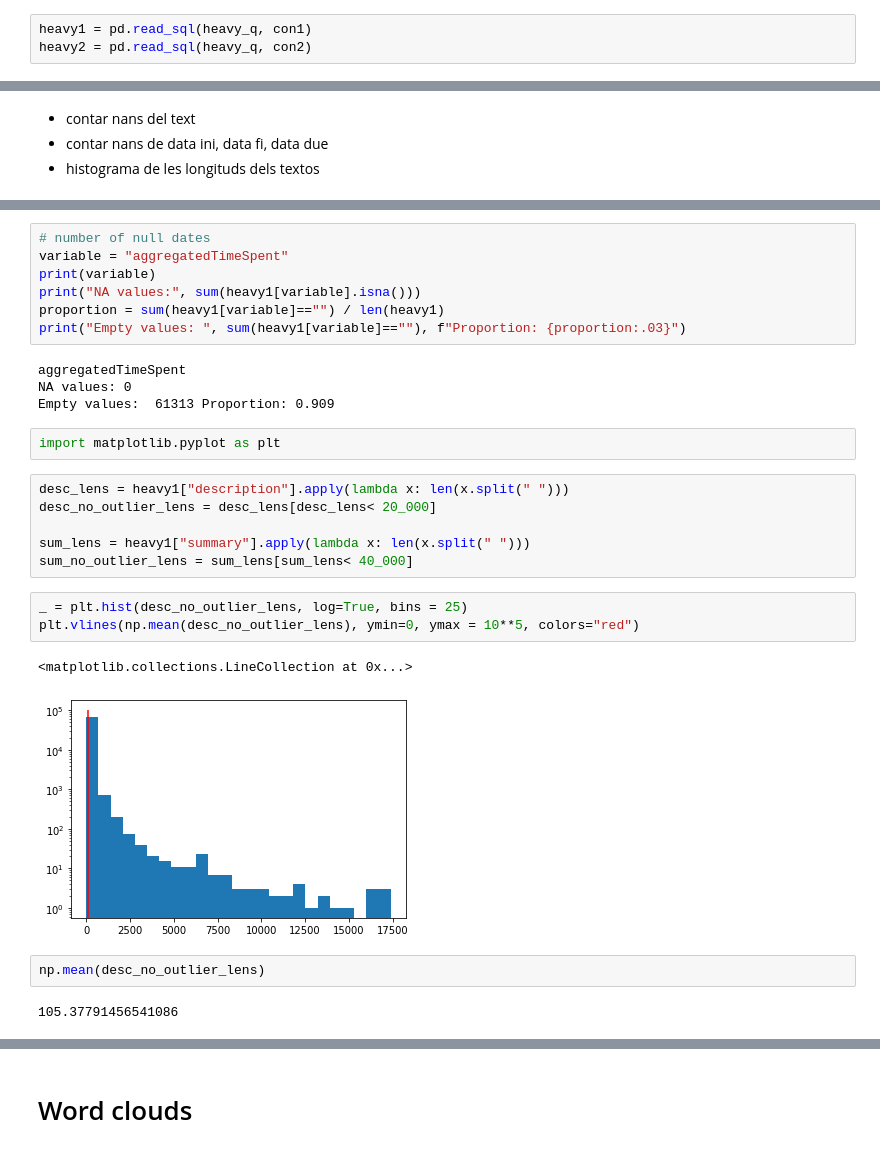
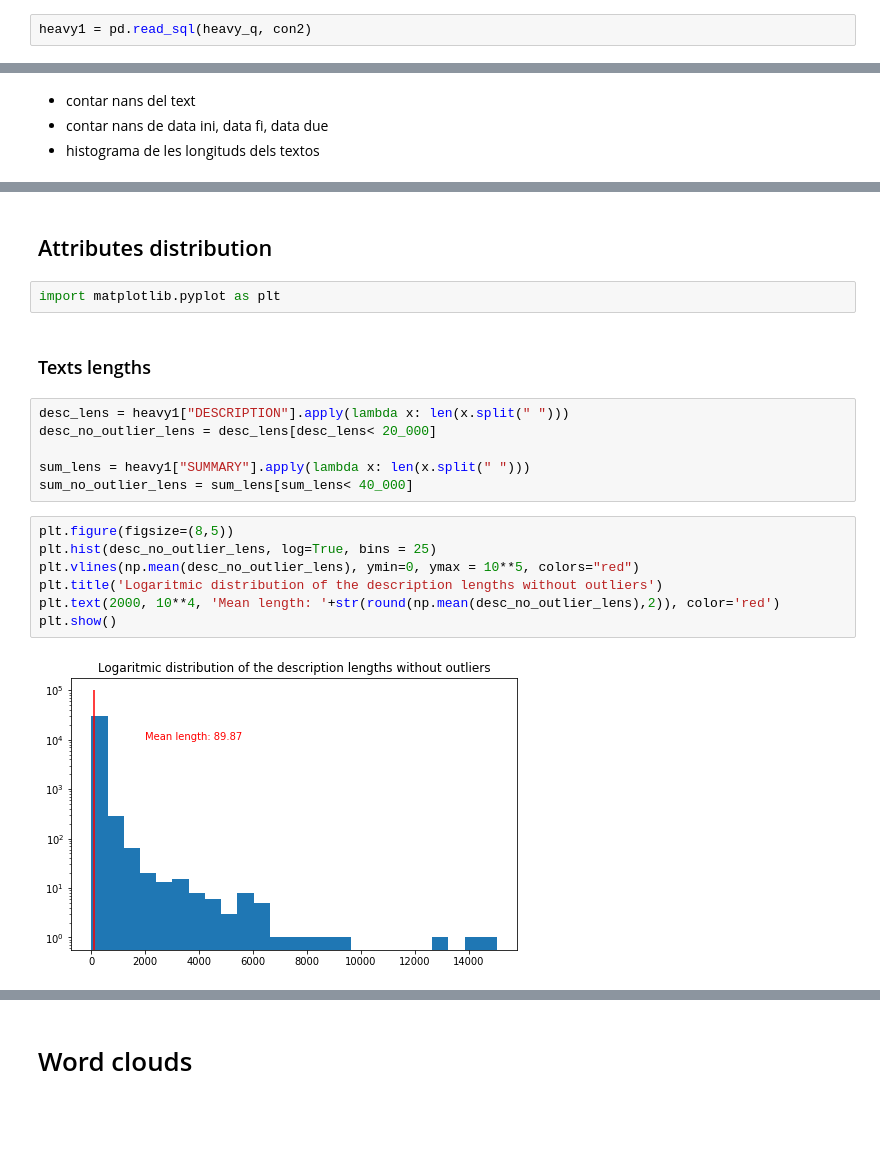
Before and after one commit to raulhigueras/tech-debt-NLP-analysis, a Jupyter notebook: notebooks/explore.ipynb, the cells around one changed output, grey strips where cells are left out. Cells and saved outputs as stored; diff of their text form; blank space fills up the shorter version.

```diff
--- a/notebooks/explore.ipynb
+++ b/notebooks/explore.ipynb
@@ -24,3 +21,2 @@ light2 = pd.read_sql(light_q, con2)
 # %%
-heavy1 = pd.read_sql(heavy_q, con1)
-heavy2 = pd.read_sql(heavy_q, con2)
+heavy1 = pd.read_sql(heavy_q, con2)
@@ -174,30 +130,22 @@ Empty values:  66050 Proportion: 0.98
-# %%
-# number of null dates
-variable = "aggregatedTimeSpent"
-print(variable)
-print("NA values:", sum(heavy1[variable].isna()))
-proportion = sum(heavy1[variable]=="") / len(heavy1)
-print("Empty values: ", sum(heavy1[variable]==""), f"Proportion: {proportion:.03}")
-# %% [output]
-aggregatedTimeSpent
-NA values: 0
-Empty values:  61313 Proportion: 0.909
+# %% [markdown]
+## Attributes distribution
 # %%
 import matplotlib.pyplot as plt
+# %% [markdown]
+### Texts lengths
 # %%
-desc_lens = heavy1["description"].apply(lambda x: len(x.split(" ")))
+desc_lens = heavy1["DESCRIPTION"].apply(lambda x: len(x.split(" ")))
 desc_no_outlier_lens = desc_lens[desc_lens< 20_000]
 
-sum_lens = heavy1["summary"].apply(lambda x: len(x.split(" ")))
+sum_lens = heavy1["SUMMARY"].apply(lambda x: len(x.split(" ")))
 sum_no_outlier_lens = sum_lens[sum_lens< 40_000]
 # %%
-_ = plt.hist(desc_no_outlier_lens, log=True, bins = 25)
+plt.figure(figsize=(8,5))
+plt.hist(desc_no_outlier_lens, log=True, bins = 25)
 plt.vlines(np.mean(desc_no_outlier_lens), ymin=0, ymax = 10**5, colors="red")
+plt.title('Logaritmic distribution of the description lengths without outliers')
+plt.text(2000, 10**4, 'Mean length: '+str(round(np.mean(desc_no_outlier_lens),2)), color='red')
+plt.show()
 # %% [output]
-<matplotlib.collections.LineCollection at 0x...>
-[figure, old version]
+[figure, new version]
-# %%
-np.mean(desc_no_outlier_lens)
-# %% [output]
-105.37791456541086
 # %%
```
Also changed, not shown: parts of 45 cells of this notebook, 1 other file.
